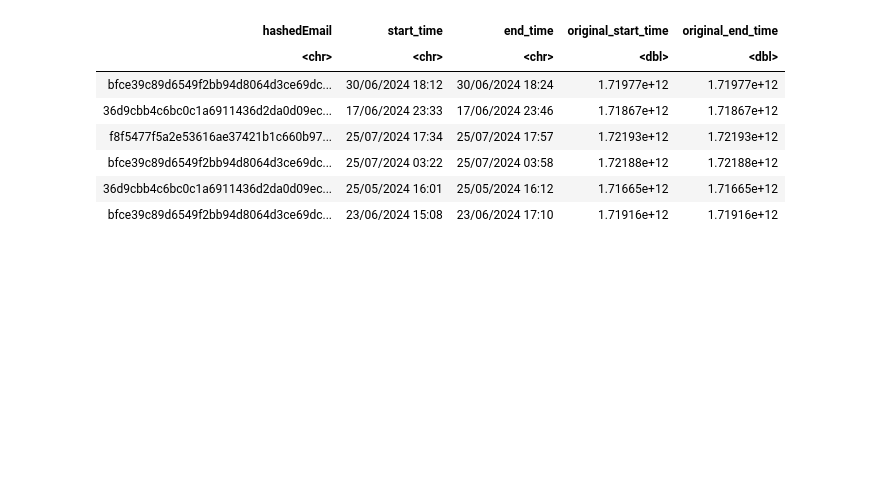
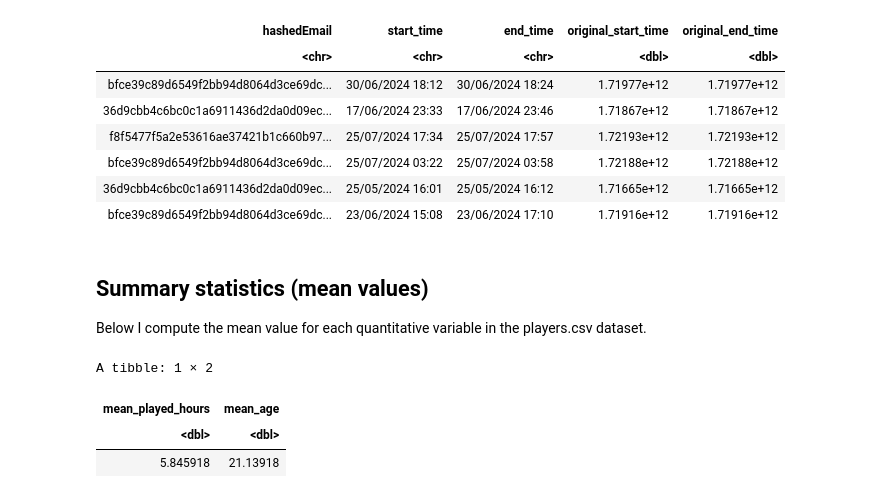
Before and after one commit to woaichijiangxiangbing/dsci100-individualPlan, a Jupyter notebook: planning_report.ipynb, the cells around one changed output. Saved outputs shown, nothing was run; the diff lists cells and outputs as text; code cells hidden in the pictures; blank space fills up the shorter version.

```diff
--- a/planning_report.ipynb
+++ b/planning_report.ipynb
@@ -246,3 +246,20 @@ A tibble: 6 × 5
 | bfce39c89d6549f2bb94d8064d3ce69dc... | 25/07/2024 03:22 | 25/07/2024 03:58 | 1.72188e+12 | 1.72188e+12 |
 | 36d9cbb4c6bc0c1a6911436d2da0d09ec... | 25/05/2024 16:01 | 25/05/2024 16:12 | 1.71665e+12 | 1.71665e+12 |
 | bfce39c89d6549f2bb94d8064d3ce69dc... | 23/06/2024 15:08 | 23/06/2024 17:10 | 1.71916e+12 | 1.71916e+12 |
+# %% [markdown]
+## Summary statistics (mean values)
+
+Below I compute the mean value for each quantitative variable in the players.csv dataset.
+# %%
+library(dplyr)
+
+players %>%
+  summarise(
+    mean_played_hours = mean(played_hours, na.rm = TRUE),
+    mean_age = mean(Age, na.rm = TRUE)
+  )
+# %% [output]
+A tibble: 1 × 2
+| mean_played_hours | mean_age |
+| <dbl> | <dbl> |
+| 5.845918 | 21.13918 |
```
Also changed, not shown: parts of 3 cells of this notebook.
